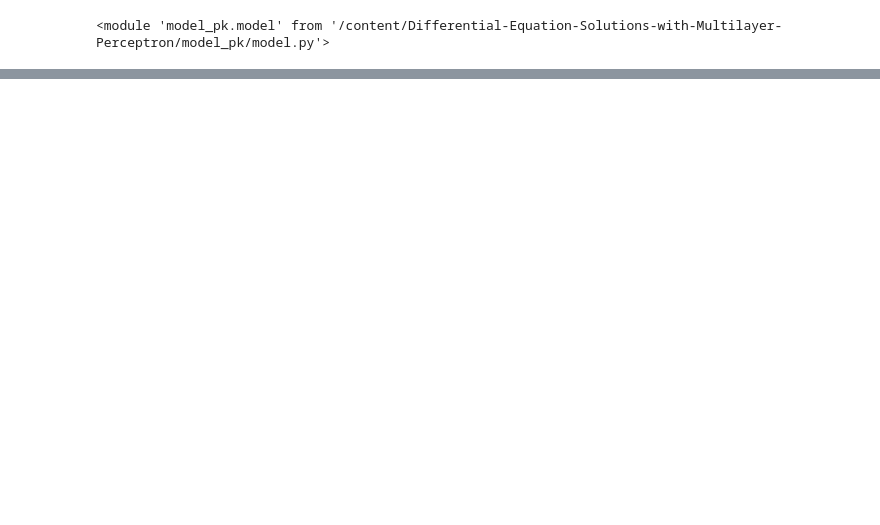
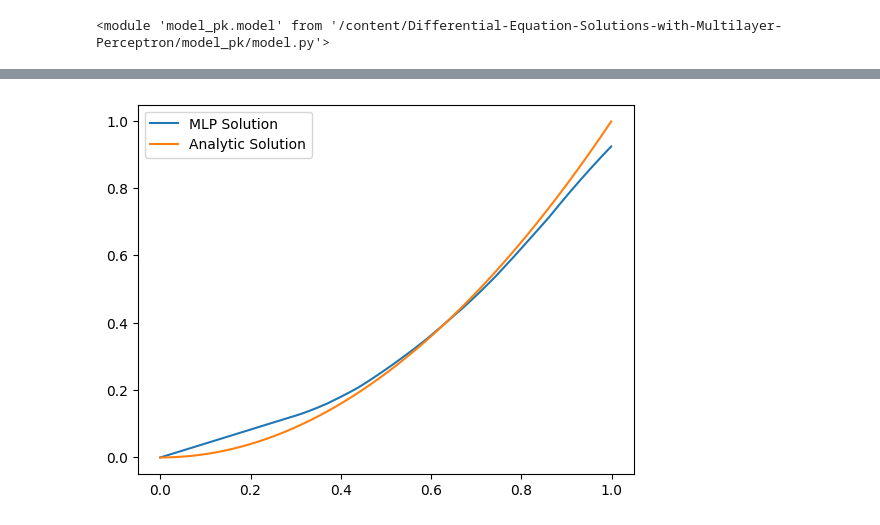
Before and after one commit to thesullivantage/Differential-Equation-Solutions-with-Multilayer-Perceptron, a Jupyter notebook: MLP_DE_colab.ipynb, the cells around one changed output, grey strips where cells are left out. Drawn from its saved outputs; the diff is of its cells as text; code cells hidden in the pictures; blank space fills up the shorter version.

Commit message:
updated colab notebook: batch/Adam training loop and plotting; model converging

```diff
--- a/MLP_DE_colab.ipynb
+++ b/MLP_DE_colab.ipynb
@@ -47,14 +61,14 @@ delta = 0.1  # Step size
 # %%
 optimizer = keras.optimizers.SGD(learning_rate=1e-3)
-mlp = model.MLP(num_embed_layer=2, phys_dimension=1,embed_dim=32)
-loss_fn = loss.LossODE(f0=0, dell=1e-4)
+mlp = model.MLP(num_embed_layer=3, phys_dimension=1,embed_dim=64)
+loss_fn = loss.LossODE(f0=f0, dell=None) # default del_x
 # %%
 # Make simple ODE domain for f'(x) = 2x: STANDARDIZED OR NORMALIZED
 phys_dimension = 1
-# Range of independent variable values
+# Range of independent variable values on unit norm interval
 start = 0  # Start value
 limit = 1  # End value (exclusive)
-delta = 0.01  # Step size
+delta = 0.001  # Step size
 
 # Create a TensorFlow array in the style of np.arange
 inputs = tf.reshape(tf.range(start, limit, delta, dtype=tf.float32), (-1, phys_dimension))
@@ -99,0 +138,14 @@ Epoch 25 Average Loss:  tf.Tensor(23.991392, shape=(), dtype=float32)
+# %%
+def analytic_solution(inputs, f0=0):
+  return inputs**2 + f0
+# %%
+inputs_np = inputs.numpy()
+mlp_outputs_np = loss_fn.approx_eval(mlp, inputs_np)
+analy_outputs_np = analytic_solution(inputs_np, f0=f0)
+# %%
+plt.plot(inputs_np, mlp_outputs_np, label='MLP Solution')
+plt.plot(inputs_np, analy_outputs_np, label='Analytic Solution')
+plt.legend()
+plt.show()
+# %% [output]
+[figure, added]
```
Also changed, not shown: parts of 10 cells of this notebook.
